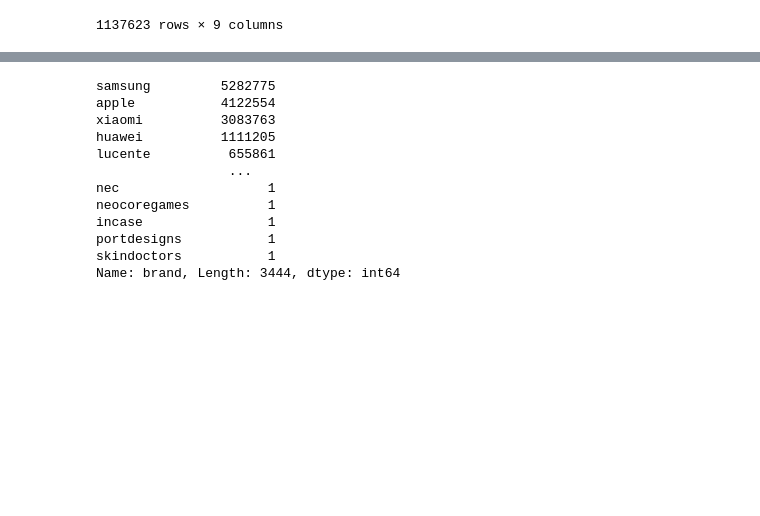
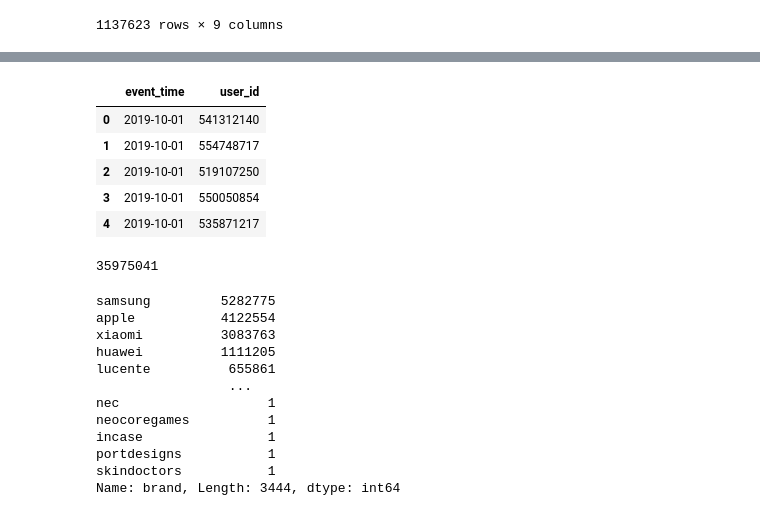
Before and after one commit to Songnahyun/AI_12_cp2_project, a Jupyter notebook: CP2_송나현.ipynb, the cells around one changed output, grey strips where cells are left out. Saved outputs shown, nothing was run; the diff lists cells and outputs as text; code cells hidden in the pictures; blank space fills up the shorter version.

```diff
--- a/CP2_송나현.ipynb
+++ b/CP2_송나현.ipynb
@@ -113,6 +116,19 @@ plt.plot(x,y)
 plt.show()
 # %% [output]
 [figure]
+# %%
+data.head()
+# %% [output]
+|  | event_time | user_id |
+| 0 | 2019-10-01 | 541312140 |
+| 1 | 2019-10-01 | 554748717 |
+| 2 | 2019-10-01 | 519107250 |
+| 3 | 2019-10-01 | 550050854 |
+| 4 | 2019-10-01 | 535871217 |
+# %%
+data.duplicated().sum()
+# %% [output]
+35975041
 # %%
 df['brand'].value_counts()
 # %% [output]
```
Also changed, not shown: parts of 17 cells of this notebook.
